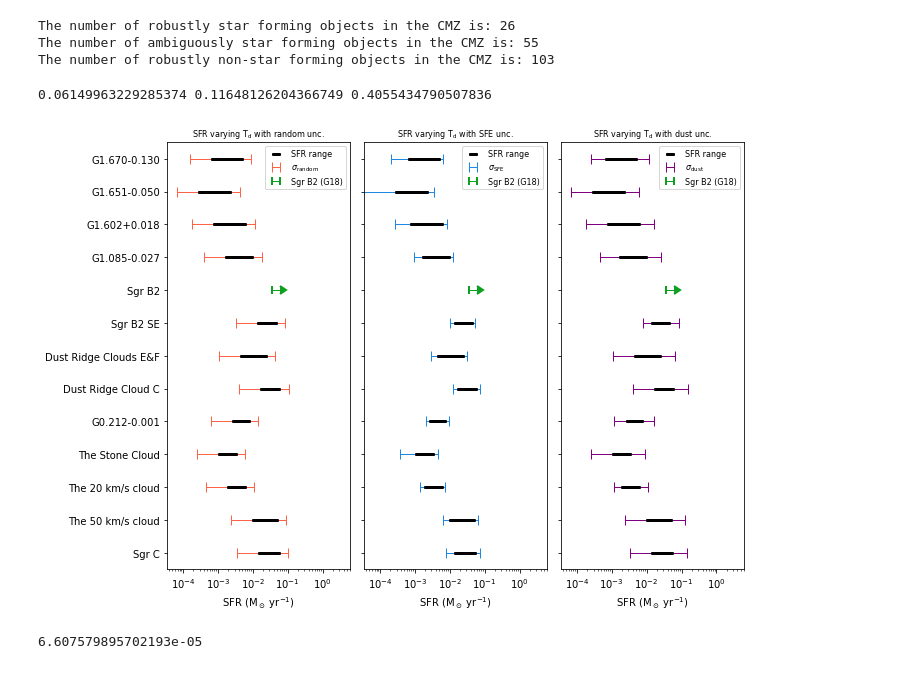
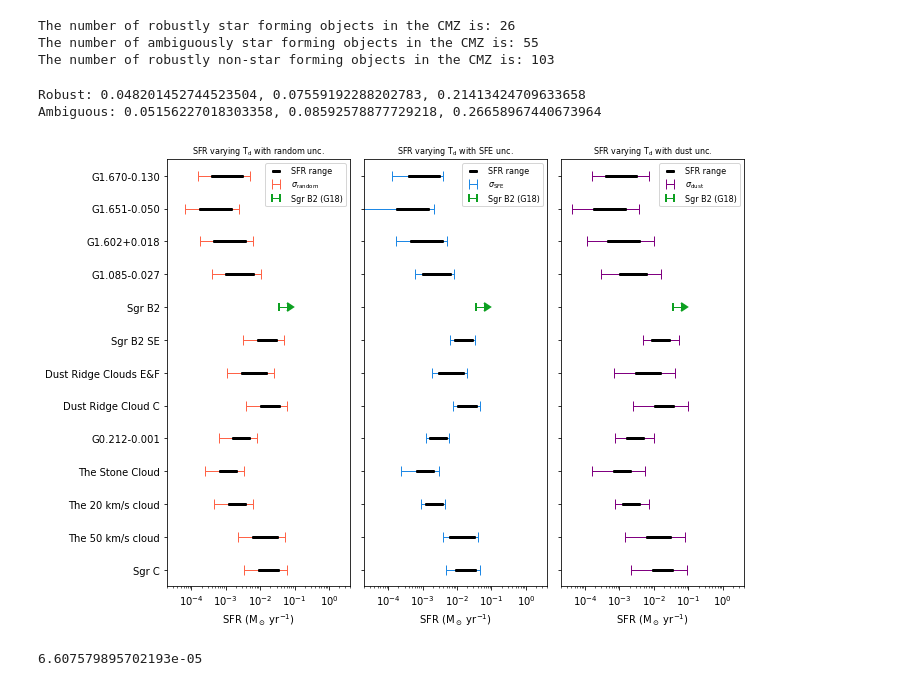
Before and after one commit to hpthatchfield/cmzoom_SFC, a Jupyter notebook: make_cloud_SFR_tables.ipynb, the cells around one changed output. Saved outputs shown, nothing was run; the diff lists cells and outputs as text; code cells hidden in the pictures.

```diff
--- a/make_cloud_SFR_tables.ipynb
+++ b/make_cloud_SFR_tables.ipynb
@@ -266,9 +258,15 @@ def mass_err(I_int, I_peak_err, Td, Td_err, d, d_err, area, Kappa):
 ###################################################
 sfr_robust_bycloud = np.zeros(36)
 sfr_any_bycloud = np.zeros(36)
-cloud_mean_tff = np.zeros(36)
-cloud_Nsf = np.zeros(36)
-cloud_Fracsf = np.zeros(36)
+
+cloud_mean_tff_robust = np.zeros(36)
+cloud_mean_tff_amb = np.zeros(36)
+
+cloud_Nsf_robust = np.zeros(36)
+cloud_Fracsf_robust = np.zeros(36)
+
+cloud_Nsf_amb = np.zeros(36)
+cloud_Fracsf_amb = np.zeros(36)
 
 ### calculate IMF extrapolation
 import imf
@@ -315,12 +313,17 @@ dsfrm_dust_amb_Td_50 = np.zeros(36)
 dsfrp_dust_amb_Td_50 = np.zeros(36)
 dsfr_sfe_amb_Td_50 = np.zeros(36)
 
+dsfr_rand_amb_Td_cat = np.zeros(36)
+dsfrm_dust_amb_Td_cat = np.zeros(36)
+dsfrp_dust_amb_Td_cat = np.zeros(36)
+dsfr_sfe_amb_Td_cat = np.zeros(36)
+
 
 sgrb2_sfr = 0.035
 sgrb2_sfr_max = 0.062
 
-sfe = 0.4
-dsfe= 0.3
+sfe = 0.25
+dsfe= 0.15
 Td_l = 20
 Td_m = 50
 Td_h = 100
@@ -340,7 +343,7 @@ dmass_Td_50 = mass_err(I_int=catalog['flux_integrated'],I_peak_err=teamcat['nois
 # tff_Td_100 = cmz.tff_spherical_F(cmz.number_density_sphere_pc(mass_Td_100, catalog['r_eff'].data*cmz.arcsec2pc, cmz.mu), cmz.mu)
 
 for i in range(36):
-    ccond = np.where(((teamcat['SF_final_say']==1)|(teamcat['SF_final_say']==2))&(teamcat['mask_num']!=27) &
+    ccond = np.where(((teamcat['SF_final_say']==1)|(teamcat['SF_final_say']==1))&(teamcat['mask_num']!=27) &
                      (catalog['mask_num']==i+1) & (teamcat['mask_num']!=9) &
                      (teamcat['mask_num']!=13) & (teamcat['mask_num']!=17) &
                      (teamcat['mask_num']!=33))[0]
@@ -349,9 +352,12 @@ for i in range(36):
                      (teamcat['mask_num']!=13) & (teamcat['mask_num']!=17) &
                      (teamcat['mask_num']!=33))[0]
 
-    cloud_Nsf[i]=len(ccond)
+    cloud_Nsf_robust[i]=len(ccond)
+    cloud_Nsf_amb[i]=len(ambcond)
+
     if len(np.where(catalog['mask_num']==i+1)[0])!=0:
-        cloud_Fracsf[i]=float(len(ccond))/float(len(np.where(catalog['mask_num']==i+1)[0]))
+        cloud_Fracsf_robust[i]=float(len(ccond))/float(len(np.where(catalog['mask_num']==i+1)[0]))
+        cloud_Fracsf_amb[i]=float(len(ambcond))/float(len(np.where(catalog['mask_num']==i+1)[0]))
 
 #     sfr_robust_Td_cat[i] = sfe*np.sum(mass_Td_cat[ccond]/tff_Td_cat[ccond])/over8fraction
 #     sfr_robust_Td_50[i] = sfe*np.sum(mass_Td_50[ccond]/tff_Td_50[ccond])/over8fraction
@@ -399,6 +405,10 @@ for i in range(36):
     dsfrp_dust_amb_Td_50[i] = (cmz.sin1yr/2.0e30)*np.sqrt(8.*cmz.G/(np.pi**2))*(sfe/over8fraction)*(3./2.)*np.sqrt(np.sum(((1.0*mass_Td_50[ambcond]*2.0e30)*(mass_Td_50[ambcond]*2.0e30)**(1./2.)/(teamcat['r_eff_pc'][ambcond]*3.1e16)**(3./2.))**2))
     dsfr_sfe_amb_Td_50[i] = (cmz.sin1yr/2.0e30)*np.sqrt(8.*cmz.G/(np.pi**2))*(dsfe/over8fraction)*np.sum((mass_Td_50[ambcond]*2.0e30)**(3./2.)/(teamcat['r_eff_pc'][ambcond]*3.1e16)**(3./2.))
 
+    dsfr_rand_amb_Td_cat[i] = (cmz.sin1yr/2.0e30)*np.sqrt(8.*cmz.G/(np.pi**2))*(sfe/over8fraction)*(3./2.)*np.sqrt(np.sum(((teamcat['mass_unc'][ambcond]*2.0e30)*(mass_Td_cat[ambcond]*2.0e30)**(1./2.)/(teamcat['r_eff_pc'][ambcond]*3.1e16)**(3./2.))**2))
+    dsfrm_dust_amb_Td_cat[i] = (cmz.sin1yr/2.0e30)*np.sqrt(8.*cmz.G/(np.pi**2))*(sfe/over8fraction)*(3./2.)*np.sqrt(np.sum(((0.5*mass_Td_cat[ambcond]*2.0e30)*(mass_Td_cat[ambcond]*2.0e30)**(1./2.)/(teamcat['r_eff_pc'][ambcond]*3.1e16)**(3./2.))**2))
+    dsfrp_dust_amb_Td_cat[i] = (cmz.sin1yr/2.0e30)*np.sqrt(8.*cmz.G/(np.pi**2))*(sfe/over8fraction)*(3./2.)*np.sqrt(np.sum(((1.0*mass_Td_cat[ambcond]*2.0e30)*(mass_Td_cat[ambcond]*2.0e30)**(1./2.)/(teamcat['r_eff_pc'][ambcond]*3.1e16)**(3./2.))**2))
+    dsfr_sfe_amb_Td_cat[i] = (cmz.sin1yr/2.0e30)*np.sqrt(8.*cmz.G/(np.pi**2))*(dsfe/over8fraction)*np.sum(np.sqrt((mass_Td_cat[ambcond]*2.0e30)**3./(teamcat['r_eff_pc'][ambcond]*3.1e16)**3.))
 
 
 #     dpsfr_sys_robust_Td_50[i] = (cmz.sin1yr/2.0e30)*np.sqrt(8.*cmz.G/(np.pi**2))*np.sqrt(((sfe/over8fraction)*(3./2.)*np.sum((mass_Td_50[ccond]*2.0e30)**(3./2.)/(teamcat['r_eff_pc'][ccond]*3.1e16)**(3./2.)))**2 +
@@ -414,25 +424,39 @@ for i in range(36):
 #     dsfr_rand_robust_Td_50[i] = (cmz.sin1yr/2.0e30)*np.sqrt(8.*cmz.G/(np.pi**2))*(sfe/over8fraction)*(3./2.)*np.sum((dmass_Td_50[ccond]*2.0e30)*(mass_Td_50[ccond]*2.0e30)**(1./2.)/(teamcat['r_eff_pc'][ccond]*3.1e16)**(3./2.))
 
 
-cmz_sfr_Td_100 = 0.
-cmz_sfr_Td_50 = 0.
-cmz_sfr_Td_cat = 0.
+cmz_sfr_robust_Td_100 = 0.
+cmz_sfr_robust_Td_50 = 0.
+cmz_sfr_robust_Td_cat = 0.
+
+cmz_sfr_amb_Td_100 = 0.
+cmz_sfr_amb_Td_50 = 0.
+cmz_sfr_amb_Td_cat = 0.
 
 for i in range(36):
     if (i+1!=9):
-        cmz_sfr_Td_100+=sfr_robust_Td_100[i]
-        cmz_sfr_Td_50+=sfr_robust_Td_50[i]
-        cmz_sfr_Td_cat+=sfr_robust_Td_cat[i]
+        cmz_sfr_robust_Td_100+=sfr_robust_Td_100[i]
+        cmz_sfr_robust_Td_50+=sfr_robust_Td_50[i]
+        cmz_sfr_robust_Td_cat+=sfr_robust_Td_cat[i]
+
+        cmz_sfr_amb_Td_100+=sfr_amb_Td_100[i]
+        cmz_sfr_amb_Td_50+=sfr_amb_Td_50[i]
+        cmz_sfr_amb_Td_cat+=sfr_amb_Td_cat[i]
 # cmz_sfr_Td_l+=sgrb2_sfr
 # cmz_sfr_Td_m+=sgrb2_sfr
 # cmz_sfr_Td_h+=sgrb2_sfr
-cmz_sfr_Td_cat = cmz_sfr_Td_cat + sgrb2_sfr
-cmz_sfr_Td_50 = cmz_sfr_Td_50 + sgrb2_sfr
-cmz_sfr_Td_100 = cmz_sfr_Td_100 + sgrb2_sfr
+cmz_sfr_robust_Td_cat = cmz_sfr_robust_Td_cat + sgrb2_sfr
+cmz_sfr_robust_Td_50 = cmz_sfr_robust_Td_50 + sgrb2_sfr
+cmz_sfr_robust_Td_100 = cmz_sfr_robust_Td_100 + sgrb2_sfr
 
-print(cmz_sfr_Td_100, cmz_sfr_Td_50, cmz_sfr_Td_cat)
+cmz_sfr_amb_Td_cat = cmz_sfr_amb_Td_cat + sgrb2_sfr
+cmz_sfr_amb_Td_50 = cmz_sfr_amb_Td_50 + sgrb2_sfr
+cmz_sfr_amb_Td_100 = cmz_sfr_amb_Td_100 + sgrb2_sfr
+
+print(f"Robust: {cmz_sfr_robust_Td_100}, {cmz_sfr_robust_Td_50}, {cmz_sfr_robust_Td_cat}")
+print(f"Ambiguous: {cmz_sfr_amb_Td_100}, {cmz_sfr_amb_Td_50}, {cmz_sfr_amb_Td_cat}")
 # %% [output]
-0.06149963229285374 0.11648126204366749 0.4055434790507836
+Robust: 0.048201452744523504, 0.07559192288202783, 0.21413424709633658
+Ambiguous: 0.05156227018303358, 0.08592578877729218, 0.26658967440673964
 # %%
 ### plot sfr with separated uncertainties, test
 
@@ -450,7 +474,7 @@ sub_dsfr_upper_plus = dsfr_sfe_robust_Td_cat[sfrcond]
 sub_dsfr_lower_minus = dsfr_sfe_robust_Td_50[sfrcond]
 sub_sfr_centers = sfr_centers[sfrcond]
 ax.set_ylim(12.5,-0.5)
-ax.set_xlim(0.000035,6.0)
+ax.set_xlim(0.00002,4.0)
 
 for i in range(len(sub_sfr_centers+1)):
 
@@ -522,7 +546,7 @@ sub_dsfr_upper_plus = dsfr_rand_robust_Td_cat[sfrcond]
 sub_dsfr_lower_minus = dsfr_rand_robust_Td_50[sfrcond]
 sub_sfr_centers = sfr_centers[sfrcond]
 ax.set_ylim(12.5,-0.5)
-ax.set_xlim(0.000035,6.0)
+ax.set_xlim(0.00002,4.0)
 
 for i in range(len(sub_sfr_centers+1)):
 
@@ -594,7 +618,7 @@ sub_dsfr_upper_plus = dsfrp_dust_robust_Td_cat[sfrcond]
 sub_dsfr_lower_minus = dsfrm_dust_robust_Td_50[sfrcond]
 sub_sfr_centers = sfr_centers[sfrcond]
 ax.set_ylim(12.5,-0.5)
-ax.set_xlim(0.000035,6.0)
+ax.set_xlim(0.00002,4.0)
 
 for i in range(len(sub_sfr_centers+1)):
 
@@ -623,34 +647,34 @@ for i in range(len(sub_sfr_centers+1)):
     else:
 #         ax.errorbar(y=i+1,x=sub_sfr_centers[i], xerr=([sub_sfr_centers[i]-sub_sfr_lower[i]], [sub_sfr_upper[i]-sub_sfr_centers[i]]),
 #                     ls='',linewidth=3,marker='',color='k',capsize=1)
 #         ax.errorbar(y=i+1,x=sub_sfr_upper[i], xerr=sub_dsfr_upper_plus[i],
 #                      ls='',linewidth=1.0,marker='',color='#1E88E5',capsize=0,zorder=100,
 #                      xlolims=True)
 #         ax.errorbar(y=i+1,x=sub_sfr_lower[i], xerr=sub_dsfr_lower_minus[i],
 #                      ls='',linewidth=1.0,marker='',color='#1E88E5',capsize=0,zorder=100,
 #                      xuplims=True)
         ax.errorbar(y=i+1,x=sub_sfr_centers[i], xerr=([sub_sfr_centers[i]-sub_sfr_lower[i]], [sub_sfr_upper[i]-sub_sfr_centers[i]]),
                     ls='',linewidth=3,marker='',color='k',capsize=1)
         ax.errorbar(y=i+1,x=sub_sfr_centers[i],
                     xerr=([sub_dsfr_lower_minus[i]+sub_sfr_centers[i]-sub_sfr_lower[i]],[sub_dsfr_upper_plus[i]+sub_sfr_upper[i]-sub_sfr_centers[i]]),
                      ls='',linewidth=1.0,marker='',color='purple',capsize=5,zorder=-100)
 
 ax.errorbar(x=[0.035],y=[4], xlolims=True, xerr=0.062-0.035,color='#0DA021',capsize=4,
                     capthick=2.0,ls='',linewidth=1.0,label='Sgr B2 (G18)')
 
 ax.set_yticks(np.arange(0,13))
 #ax.set_yticklabels(np.empty(len(np.arange(0,13)),dtype=str))
 ax.set_xscale('log')
 ax.set_xlabel('SFR (M$_\odot$ yr$^{-1}$)')
 #ax.set_ylabel('CMZoom Mask ID')
 ax.legend(loc='upper right', prop={'size': 8})
 ax.set_title('SFR varying T$_{\\rm d}$ with dust unc.', fontsize=8)
 
 fig.subplots_adjust(wspace= 0.00, hspace=0.0)
 fig.tight_layout()
 plt.savefig(savepath+'sfr_bycloud_3panel.pdf',dpi=200,bbox_inches='tight')
 # %% [output]
-[figure, old version]
+[figure, new version]
 # %%
 i = 2
 ((sfr_robust_Td_cat[i]-sfr_robust_Td_50[i])/2)-(dsfr_sfe_robust_Td_50[i]+((sfr_robust_Td_cat[i]-sfr_robust_Td_50[i])/2)-sfr_robust_Td_50[i])
```
Also changed, not shown: parts of 4 cells of this notebook.
